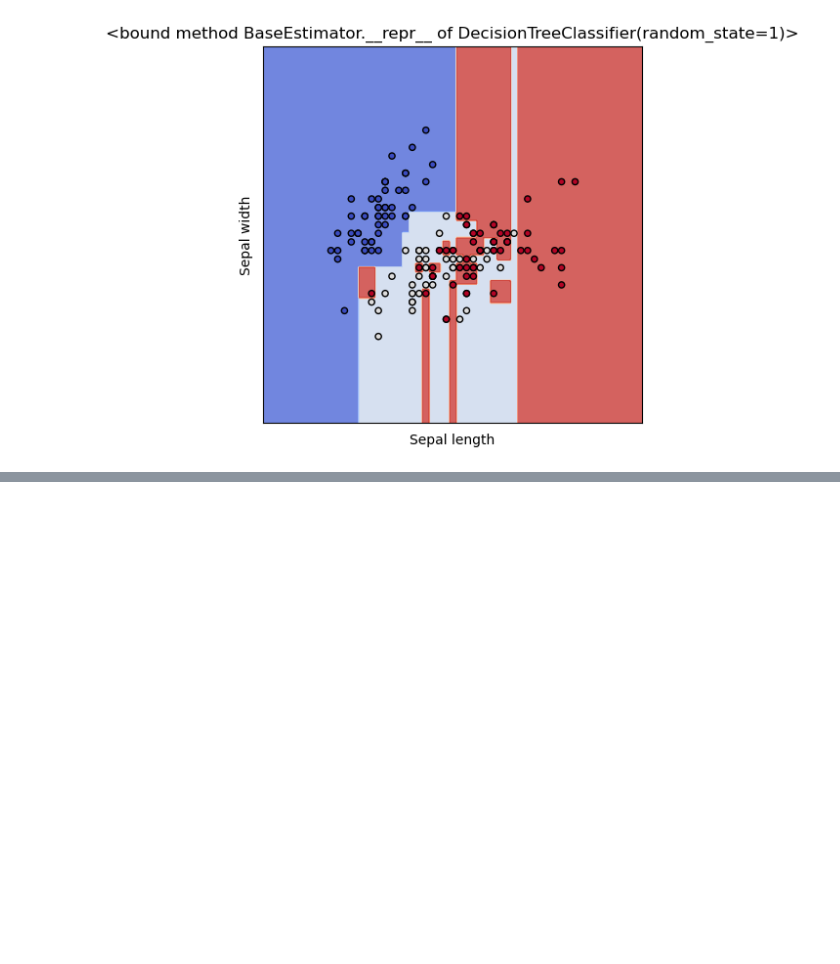
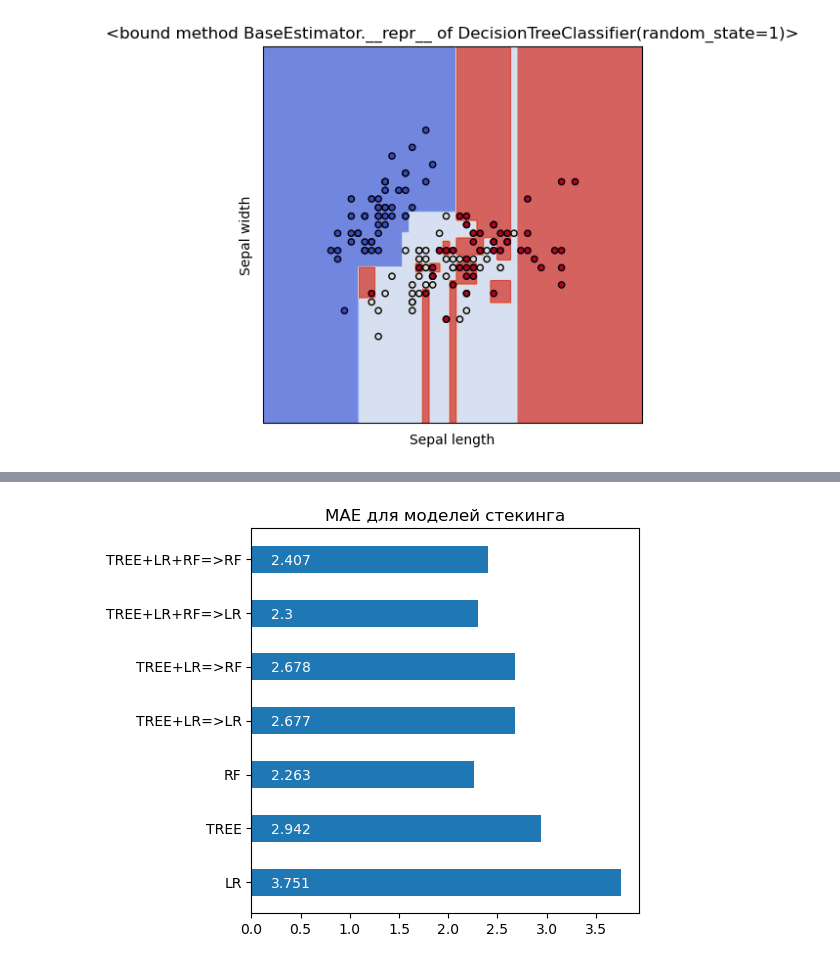
Before and after one commit to KZLZG/TML, a Jupyter notebook: Lab5/lab5.ipynb, the cells around one changed output, grey strips where cells are left out. Cells and saved outputs as stored; diff of their text form; code cells hidden in the pictures; blank space fills up the shorter version.

```diff
--- a/Lab5/lab5.ipynb
+++ b/Lab5/lab5.ipynb
@@ -241,0 +561,23 @@ plot_cl(BaggingClassifier(DecisionTreeClassifier(random_state=1), n_estimators=1
+# %%
+def vis_models_quality(array_metric, array_labels, str_header, figsize=(5, 5)):
+    fig, ax1 = plt.subplots(figsize=figsize)
+    pos = np.arange(len(array_metric))
+    rects = ax1.barh(pos, array_metric,
+                     align='center',
+                     height=0.5,
+                     tick_label=array_labels)
+    ax1.set_title(str_header)
+    for a,b in zip(pos, array_metric):
+        plt.text(0.2, a-0.1, str(round(b,3)), color='white')
+    plt.show()
+# %%
+# Результаты
+array_labels = ['LR','TREE', 'RF', 'TREE+LR=>LR',
+                'TREE+LR=>RF', 'TREE+LR+RF=>LR', 'TREE+LR+RF=>RF']
+array_mae = [3.7507121808389168, 2.942156862745098, 2.263039215686275,
+             2.6766504031924305, 2.6775473780487804, 2.2998386142710823,
+             2.406510426829268]
+# Визуализация результатов
+vis_models_quality(array_mae, array_labels, 'MAE для моделей стекинга')
+# %% [output]
+[figure, added]
```
Also changed, not shown: parts of 35 cells of this notebook.
